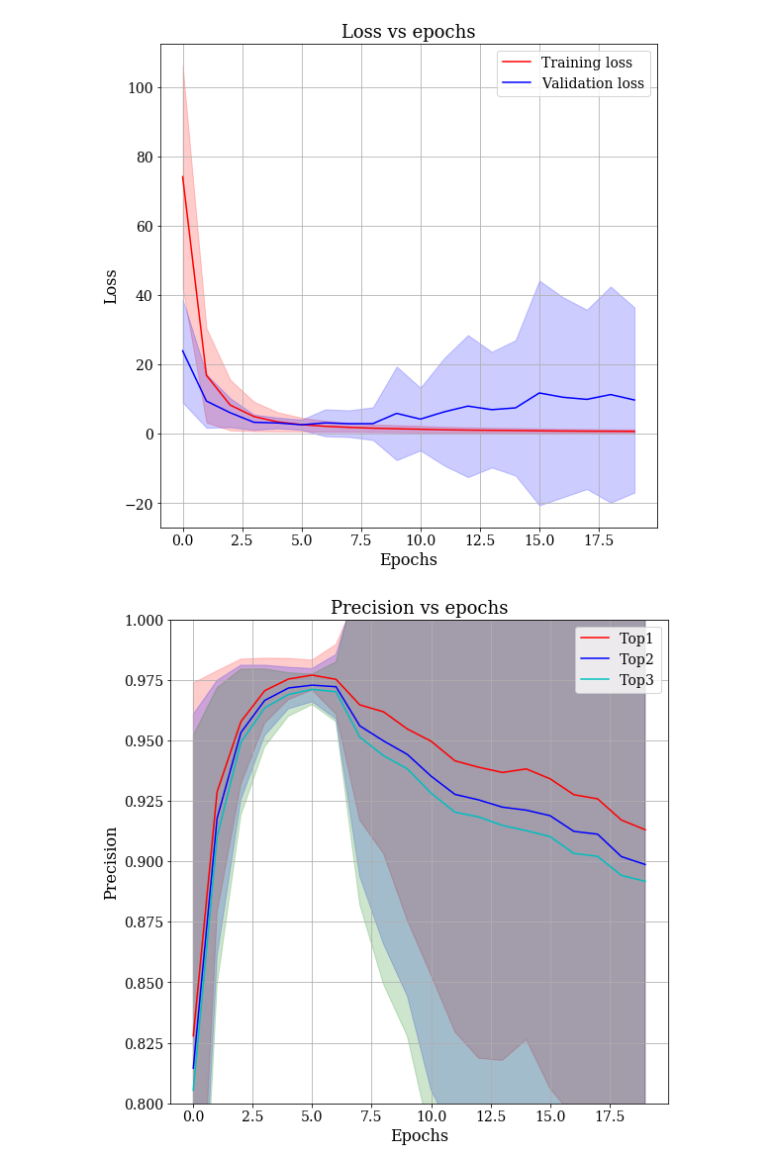
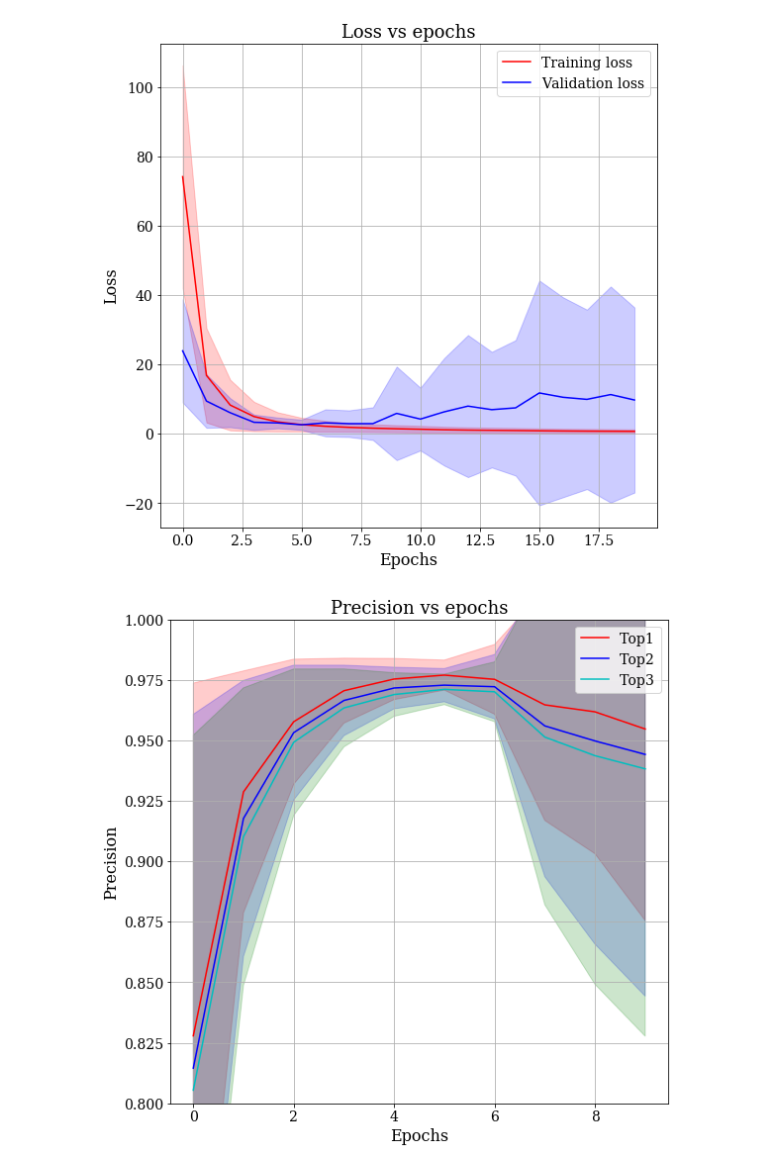
Before and after one commit to anuprulez/similar_galaxy_workflow, a Jupyter notebook: final_evaluations/cnn_custom_loss.ipynb, the cells around one changed output. Cells and saved outputs as stored; diff of their text form; code cells hidden in the pictures.

Commit message:
Add final plots

```diff
--- a/final_evaluations/cnn_custom_loss.ipynb
+++ b/final_evaluations/cnn_custom_loss.ipynb
@@ -28,6 +28,7 @@ n_pred = 2
 
 method_type = base_path
 runs = 10
+epochs = 10
 
 def read_file(path):
     with open(path) as f:
@@ -99,7 +100,7 @@ def extract_precision(precision_path):
         data = f.read()
         data = data.split("\n")
         data.remove('')
-
+        data = data[:epochs]
         for row in data:
             row = row.split('\n')
             row = row[0].split(' ')
@@ -192,31 +193,31 @@ for i in range(1, runs+1):
         usage_top1.append(top1_p)
         usage_top2.append(top2_p)
         usage_top3.append(top3_p)
     except Exception:
         continue
 
 mean_top1_usage = np.mean(usage_top1, axis=0)
 mean_top2_usage = np.mean(usage_top2, axis=0)
 mean_top3_usage = np.mean(usage_top3, axis=0)
 
 y1_top1, y2_top1 = compute_fill_between(usage_top1)
 y1_top2, y2_top2 = compute_fill_between(usage_top2)
 y1_top3, y2_top3 = compute_fill_between(usage_top3)
 
 
 plot_usage(mean_top1_usage, mean_top1_usage - y1_top1, mean_top1_usage + y2_top1, \
            mean_top2_usage, mean_top2_usage - y1_top2, mean_top2_usage + y2_top2, \
            mean_top3_usage, mean_top3_usage - y1_top3, mean_top3_usage + y2_top3, "Usage vs epochs", "Epochs", "Log usage", ['Top1', 'Top2', 'Top3'])
 # %% [output]
 data/cnn_custom_loss/run1/
 data/cnn_custom_loss/run2/
 data/cnn_custom_loss/run3/
 data/cnn_custom_loss/run4/
 data/cnn_custom_loss/run5/
 data/cnn_custom_loss/run6/
 data/cnn_custom_loss/run7/
 data/cnn_custom_loss/run8/
 data/cnn_custom_loss/run9/
 data/cnn_custom_loss/run10/
 [figure]
-[figure, old version]
+[figure, new version]
```
Also changed, not shown: parts of 1 cell of this notebook, 13 other files.
